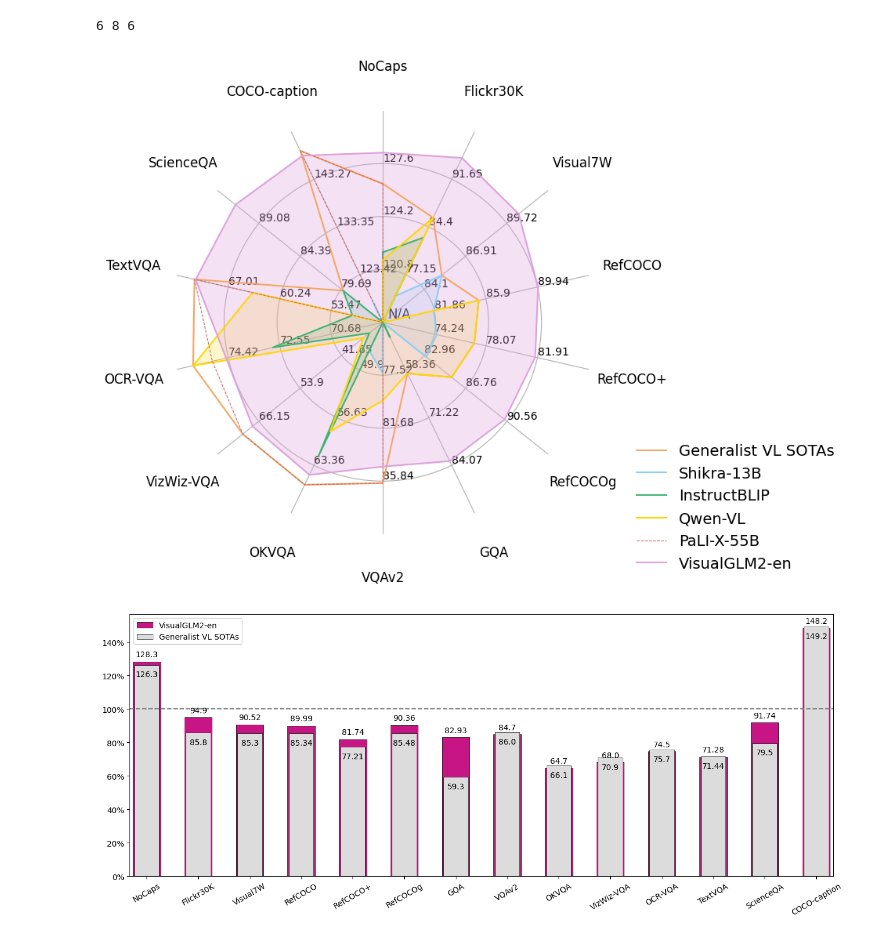
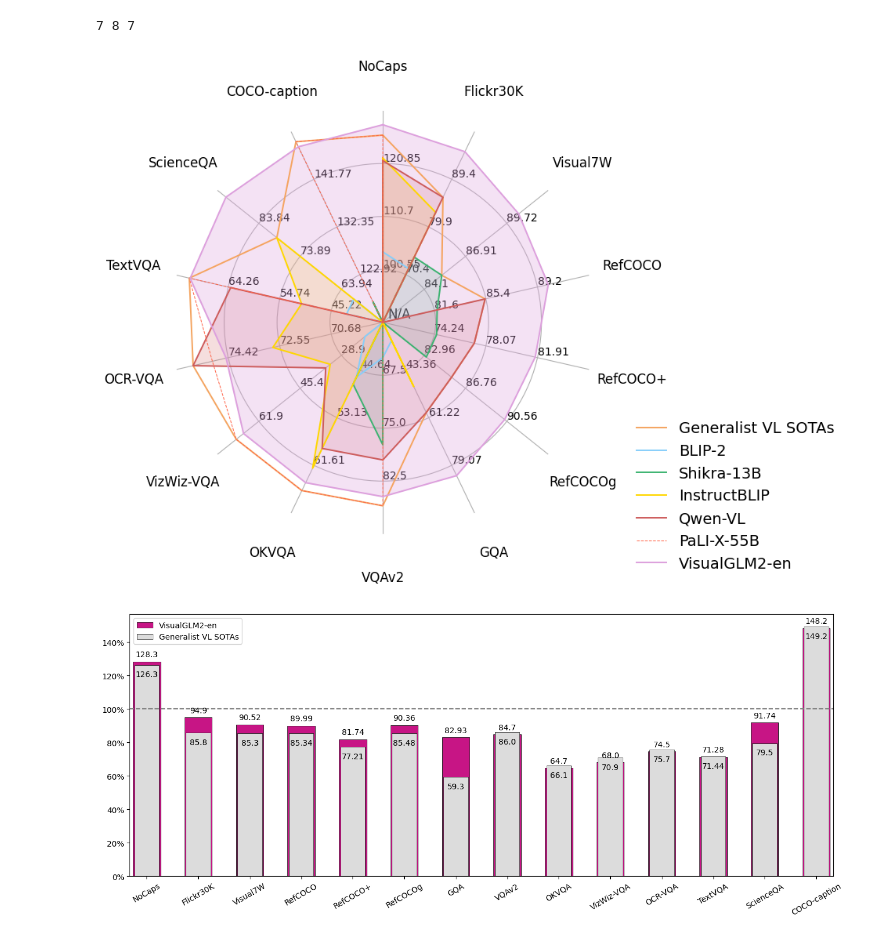
Before and after one commit to qijimrc/mm_evaluation, a Jupyter notebook: mmbench/utils/visualization.ipynb, the cells around one changed output. Drawn from its saved outputs; the diff is of its cells as text; code cells hidden in the pictures.

```diff
--- a/mmbench/utils/visualization.ipynb
+++ b/mmbench/utils/visualization.ipynb
@@ -181,7 +181,7 @@ class ComplexRadar():
     def set_text(self, *args, **kwargs):
         self.ax.set_text(*args, **kwargs)
 # %%
-def plot_radar(df, data_min_max=None, method_styles=None, plot_idxs=None, alphas=None, save_path='./radar_compare.pdf'):
+def plot_radar(df, data_min_max=None, method_styles=None, plot_idxs=None, alphas=None, colors=None, save_path='./radar_compare.pdf'):
     methods = df.index.values.tolist()
     data = df.to_dict('list')
     if data_min_max is None:
@@ -219,7 +219,8 @@ def plot_radar(df, data_min_max=None, method_styles=None, plot_idxs=None, alphas
     radar = ComplexRadar(fig1, variables, ranges, n_ring_levels=4, show_scales=True, format_cfg=format_cfg)
 
     # custom_colors = ['#DDA0DD', '#F5C6D1', '#FAF7B6', '#C2F2FF', '#3CB371']
-    custom_colors = ['#F4A460', '#87CEFA', '#3CB371', '#FFD700', '#CD5C5C', '#DDA0DD', '#FF6347', '#6495ED']
+    # custom_colors = ['#F4A460', '#87CEFA', '#3CB371', '#FFD700', '#CD5C5C', '#DDA0DD', '#FF6347', '#6495ED']
+    custom_colors = colors if colors else ['#F4A460', '#87CEFA', '#3CB371', '#FFD700', '#CD5C5C', '#DDA0DD', '#FF6347', '#6495ED']
     custom_alphas = alphas if alphas is not None else [0.2]*len(df)
 
     plot_idxs = plot_idxs if plot_idxs is not None else range(len(df))
@@ -283,49 +284,50 @@ def plot_stacked_bars(df, title="", figsize=(16,6), save_path=None):
 
 df = pd.DataFrame(
     [
+     ['N/A', 71.6, 103.9, 'N/A', 'N/A', 'N/A', 'N/A', 45.9, 65., 32.3, 19.6, 'N/A', 'N/A', 42.4, 61.],
      [117.5 ,  73.9 ,   'N/A' ,  85.3 ,  81.81,  74.41,  83.16,  47.16, 77.36,   'N/A'   ,  'N/A'  ,  'N/A'  ,   'N/A'  , 'N/A', 'N/A'],
      [ 'N/A'  ,  82.8 , 121.9 , 'N/A' ,  'N/A' , 'N/A' ,  'N/A'  ,  62.1 ,'N/A'  ,  49.5 ,  33.4 ,  72.8 ,  'N/A' ,  50.7, 79.5],
      [ 'N/A'  ,  85.8 , 121.4 , 'N/A'  ,  85.34,  77.21,  85.48,  58.6 , 79.5 ,  59.3 ,  35.2 ,  75.7 ,  65.1 ,  63.8, 'N/A'],
      [149.1 , 'N/A' , 127.  ,  'N/A'  ,   'N/A'   ,  'N/A'  ,   'N/A'  ,  64.5 , 84.3 ,  'N/A' ,  74.4 ,  'N/A'  ,  'N/A' ,  71.81, 'N/A'],
      [149.2 , 'N/A'  , 126.3 ,  'N/A'  ,   'N/A'  ,   'N/A'  ,  'N/A'  ,  66.1 , 86.  ,  'N/A'  ,  70.9 ,  75. ,  80. ,  71.44, 'N/A'],
      [148.2 ,  94.9 , 128.3  ,  90.52,  89.99,  81.74,  90.36,  64.7 , 84.7 ,  82.93,  68.  ,  74.5 ,  66.1 ,  71.28, 91.74]],
     columns = ['COCO-caption', 'Flickr30K', 'NoCaps', 'Visual7W', 'RefCOCO', 'RefCOCO+', 'RefCOCOg', 'OKVQA', 'VQAv2',
                 'GQA', 'VizWiz-VQA', 'OCR-VQA', 'Doc-VQA', 'TextVQA', 'ScienceQA'],
-    index = ['Shikra-13B', 'InstructBLIP', 'Qwen-VL', 'PaLI-17B', 'PaLI-X-55B', 'VisualGLM2-en']
+    index = ['BLIP-2', 'Shikra-13B', 'InstructBLIP', 'Qwen-VL', 'PaLI-17B', 'PaLI-X-55B', 'VisualGLM2-en']
 )
 df = df.reindex(columns=['NoCaps', 'Flickr30K', 'Visual7W', 'RefCOCO', 'RefCOCO+', 'RefCOCOg', 'GQA', 'VQAv2',
                 'OKVQA', 'VizWiz-VQA', 'OCR-VQA', 'Doc-VQA', 'TextVQA', 'ScienceQA', 'COCO-caption'])
 df = df.drop(index=['PaLI-17B'])
 df = df.drop(columns=['Doc-VQA'])
 df.loc['Generalist VL SOTAs'] = df.drop(index=['VisualGLM2-en']).apply(pd.to_numeric, errors='coerce').max(axis=0).values
 df = df.reindex(['Generalist VL SOTAs'] + df.index.values.tolist()[:-1])
 
 data_min_max = {
- 'NoCaps': [117.4, 131.0],
- 'Flickr30K': [69.9, 98.9],
+ 'NoCaps': [90.4, 131.0],
+ 'Flickr30K': [60.9, 98.9],
  'Visual7W': [81.3, 92.52],
- 'RefCOCO': [77.81, 93.99],
+ 'RefCOCO': [77.81, 92.99],
  'RefCOCO+': [70.41, 85.74],
  'RefCOCOg': [79.16, 94.36],
- 'GQA': [45.5, 96.93],
- 'VQAv2': [73.36, 90.0],
- 'OKVQA': [43.16, 70.1],
- 'VizWiz-VQA': [29.4, 78.4],
+ 'GQA': [25.5, 96.93],
+ 'VQAv2': [60., 90.0],
+ 'OKVQA': [36.16, 70.1],
+ 'VizWiz-VQA': [12.4, 78.4],
  'OCR-VQA': [68.8, 76.3],
 #  'Doc-VQA': [61.099999999999994, 90.8],
- 'TextVQA': [46.7, 73.78],
- 'ScienceQA': [75, 93.78],
- 'COCO-caption': [113.5, 153.2],
+ 'TextVQA': [35.7, 73.78],
+ 'ScienceQA': [54, 93.78],
+ 'COCO-caption': [113.5, 151.2],
  }
 
 # method_styles = {'PaLI-X-55B': {'linestyle': '--', 'linewidth': 1.0}, 'default': {'linestyle': '--', 'linewidth': 1.}}
 method_styles = {'PaLI-X-55B': {'linestyle': '--', 'linewidth': 0.7}, 'default': {'linestyle': '-', 'linewidth': 1.4}}
 
 
 # Plots
-plot_radar(df, data_min_max=data_min_max, alphas=[0.0,0.2,0.2,0.2,0.0,0.3], method_styles=method_styles, save_path='radar_compare.pdf')
+plot_radar(df, data_min_max=data_min_max, alphas=[0.0,0.1,0.2,0.2,0.2,0.0,0.3], method_styles=method_styles, colors=['#F4A460', '#87CEFA', '#3CB371', '#FFD700', '#CD5C5C', '#FF6347', '#DDA0DD', '#6495ED'], save_path='radar_compare.pdf')
 plot_stacked_bars(df.loc[['VisualGLM2-en', 'Generalist VL SOTAs']], save_path='bars_compare.pdf')
 # %% [output]
-6 8 6
+7 8 7
-[figure, old version]
+[figure, new version]
 [figure]
```
Also changed, not shown: 5 other files.
